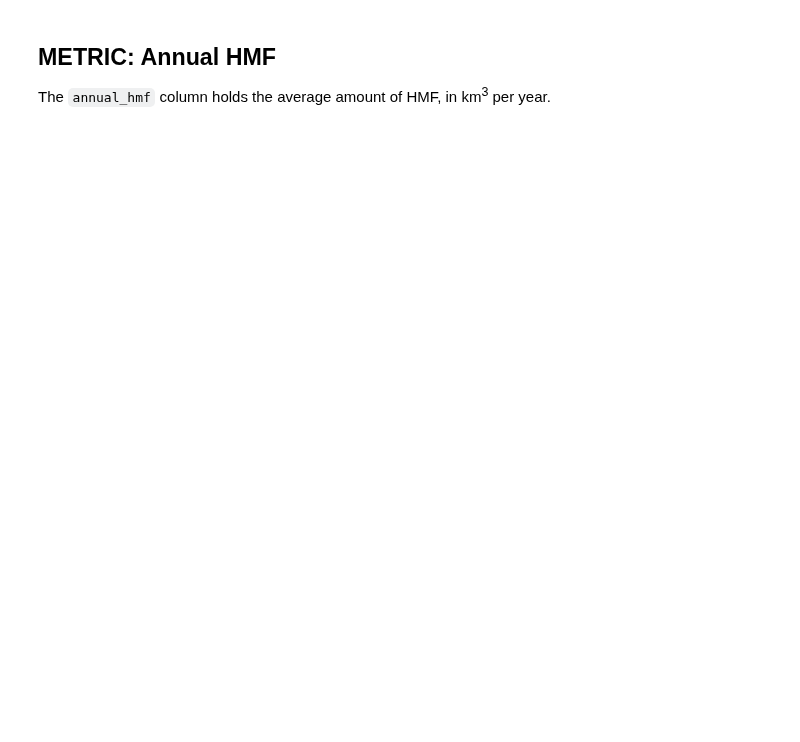
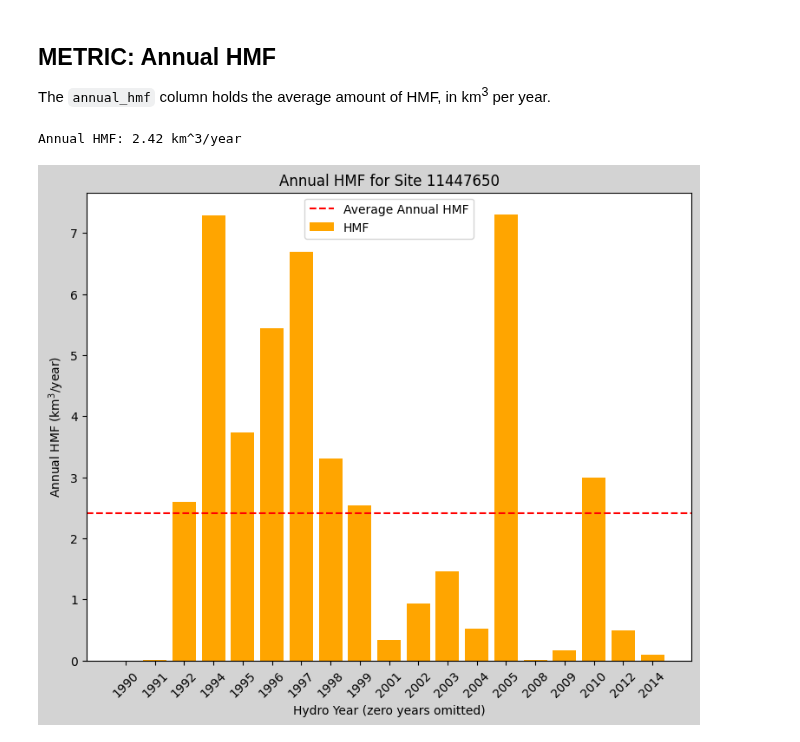
Before and after one commit to AlekWithK/DahlkeLab_LAWR, a Jupyter notebook: site_analysis.ipynb, the cells around one changed output. Cells and saved outputs as stored; diff of their text form; code cells hidden in the pictures; blank space fills up the shorter version.

```diff
--- a/site_analysis.ipynb
+++ b/site_analysis.ipynb
@@ -150,3 +150,41 @@ HMF Years: 19
 # %% [markdown]
 ## METRIC: Annual HMF
 The `annual_hmf` column holds the average amount of HMF, in km<sup>3</sup> per year.
+# %%
+df_annualhmf = df.reset_index()
+
+start = pd.to_datetime(fn.DEFAULT_END).date() - timedelta(days=365.25 * data_range)
+df_annualhmf = df_annualhmf[df_annualhmf['datetime'].dt.date >= start]
+
+threshold = fn.calc_threshold(df_annualhmf, quantile)
+hmf_series, _ = fn.filter_hmf(df_annualhmf, threshold)
+hmf_years = fn.num_hmf_years(hmf_series, 10)
+hmf_series = fn.convert_hmf(hmf_series, threshold)
+
+hmf_series = hmf_series.reset_index()
+hmf_series['datetime'] = pd.to_datetime(hmf_series['datetime'])
+hmf_series.set_index('datetime', inplace=True)
+
+annual_sum = hmf_series['00060_Mean'].resample(fn.HYDRO_YEAR).sum()
+annual_sum = annual_sum * fn.CUBIC_FT_KM_FACTOR
+annual_hmf = annual_sum.sum() / hmf_years
+print(f"Annual HMF: {annual_hmf:.2f} km^3/year")
+
+# Filtering out 0 years since average is calculated using only non-zero years
+# and this will make the visualization more accurate
+annual_sum = annual_sum[annual_sum > 0]
+
+fig = plt.figure(figsize=(9, 7), facecolor='lightgray')
+plt.bar(range(len(annual_sum.index)), annual_sum, color='orange')
+plt.axhline(y=annual_hmf, color='r', linestyle='--')
+
+plt.xlabel('Hydro Year (zero years omitted)')
+plt.xticks(range(len(annual_sum.index)), annual_sum.index.strftime('%Y'), rotation=45)
+plt.ylabel('Annual HMF ($\mathregular{km^3}$/year)')
+
+plt.title(f'Annual HMF for Site {site_no}')
+plt.legend(['Average Annual HMF', 'HMF'])
+plt.show()
+# %% [output]
+Annual HMF: 2.42 km^3/year
+[figure, added]
```
Also changed, not shown: parts of 7 cells of this notebook, 2 other files.
